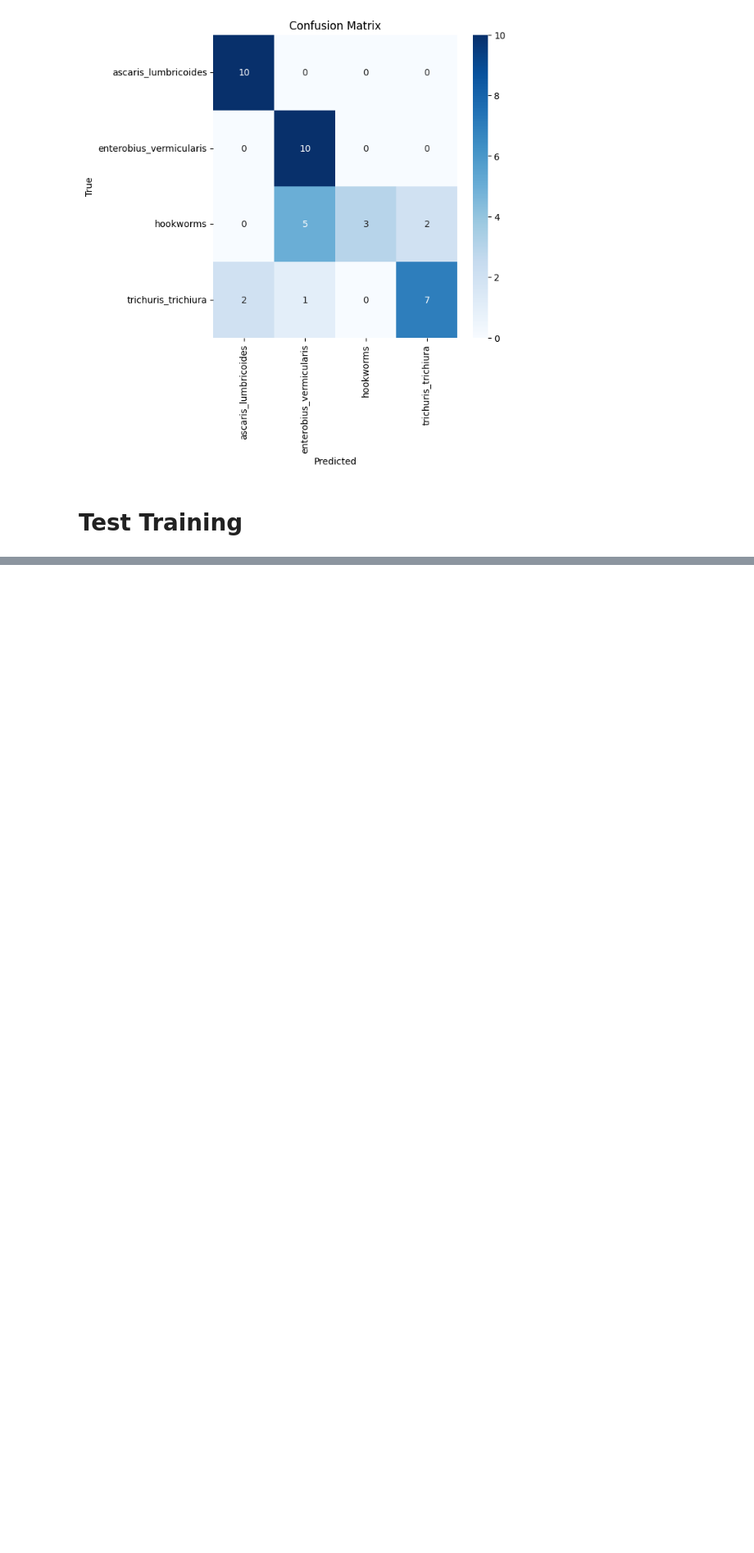
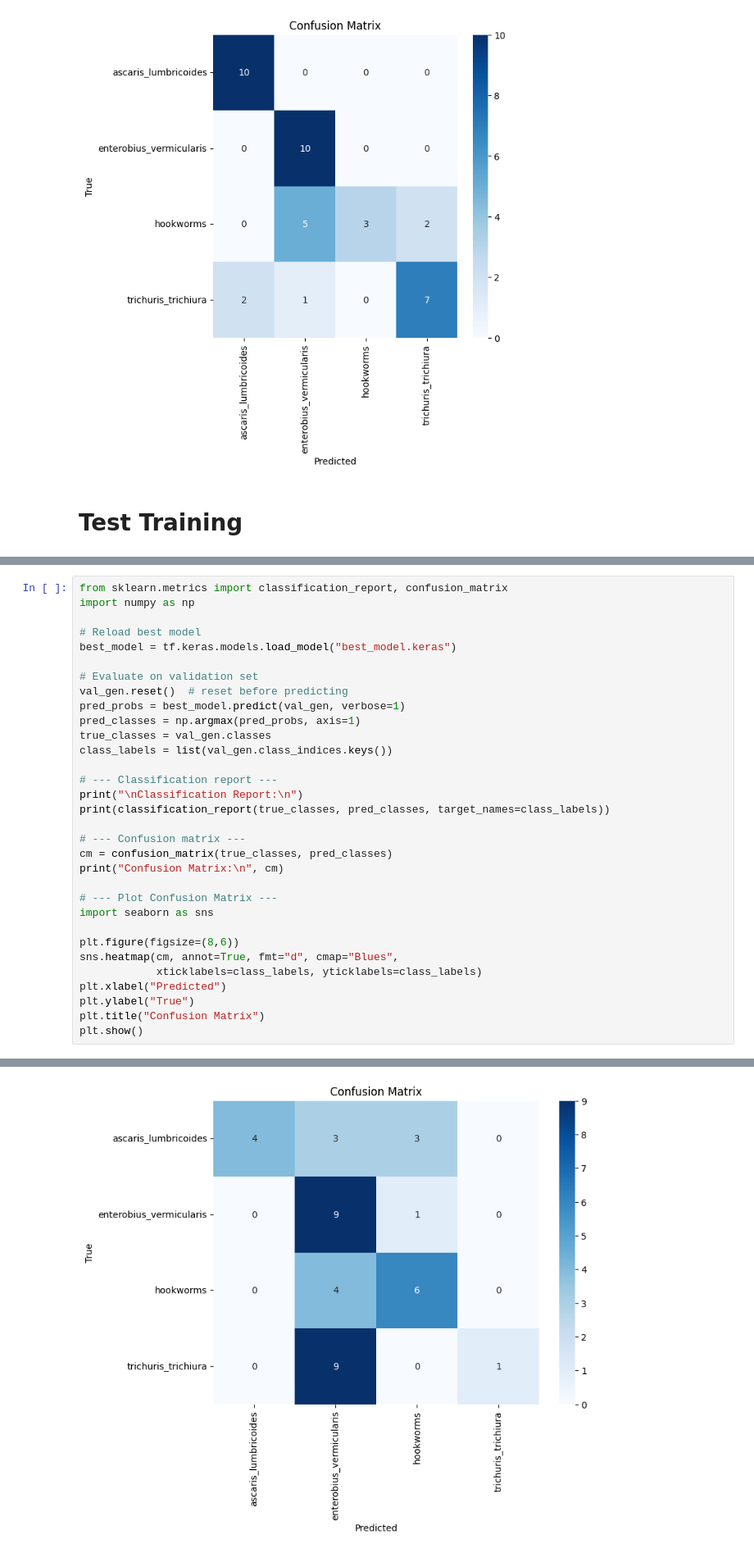
Before and after one commit to AtlastDeepLearning/Intestinal-Parasite-Classification-LW-CNN, a Jupyter notebook: efficientNet_B0_LW_CNN.ipynb, the cells around one changed output, grey strips where cells are left out. Shown: that part at 82% size. Cells and saved outputs as stored; diff of their text form; blank space fills up the shorter version.

```diff
--- a/efficientNet_B0_LW_CNN.ipynb
+++ b/efficientNet_B0_LW_CNN.ipynb
@@ -629,0 +644,33 @@ Epoch 12/60
+# %%
+from sklearn.metrics import classification_report, confusion_matrix
+import numpy as np
+
+# Reload best model
+best_model = tf.keras.models.load_model("best_model.keras")
+
+# Evaluate on validation set
+val_gen.reset()  # reset before predicting
+pred_probs = best_model.predict(val_gen, verbose=1)
+pred_classes = np.argmax(pred_probs, axis=1)
+true_classes = val_gen.classes
+class_labels = list(val_gen.class_indices.keys())
+
+# --- Classification report ---
+print("\nClassification Report:\n")
+print(classification_report(true_classes, pred_classes, target_names=class_labels))
+
+# --- Confusion matrix ---
+cm = confusion_matrix(true_classes, pred_classes)
+print("Confusion Matrix:\n", cm)
+
+# --- Plot Confusion Matrix ---
+import seaborn as sns
+
+plt.figure(figsize=(8,6))
+sns.heatmap(cm, annot=True, fmt="d", cmap="Blues",
+            xticklabels=class_labels, yticklabels=class_labels)
+plt.xlabel("Predicted")
+plt.ylabel("True")
+plt.title("Confusion Matrix")
+plt.show()
+# %% [output]
@@ -629,0 +697 @@ Epoch 12/60
+[figure, added]
```
Also changed, not shown: parts of 9 cells of this notebook.
